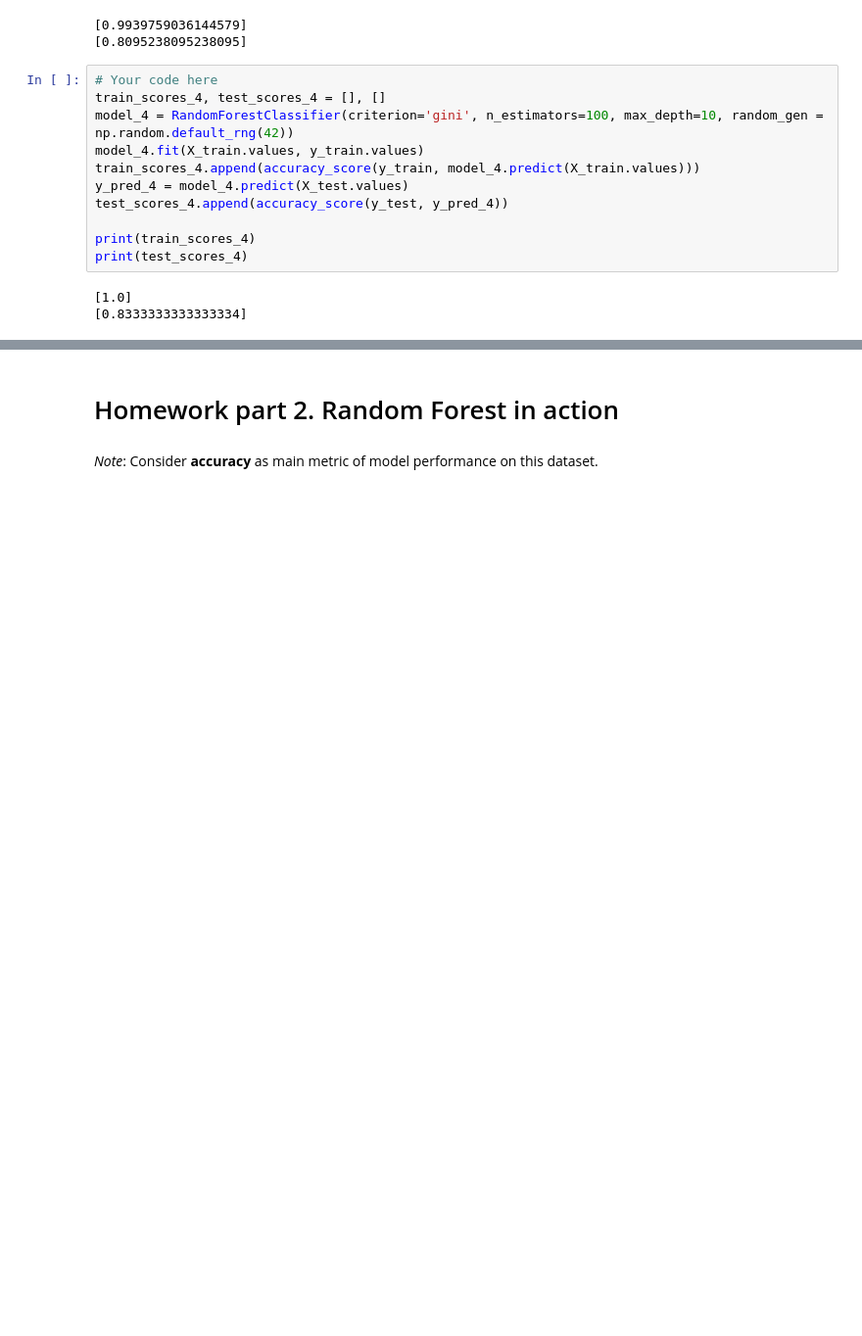
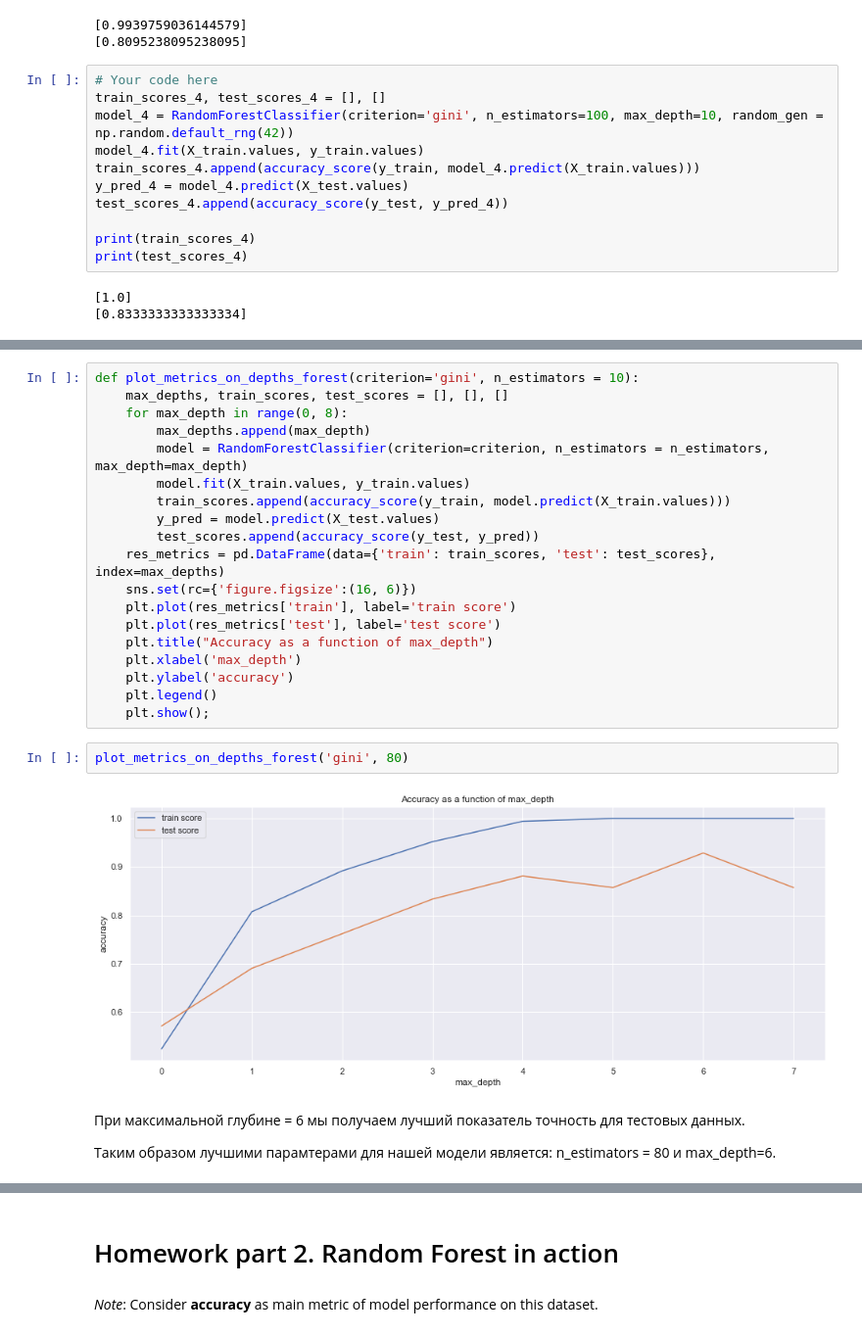
Before and after one commit to lizaveta56k/ML-22_2, a Jupyter notebook: task-7/rf_classifier.ipynb, the cells around one changed output, grey strips where cells are left out. Shown: that part at 98% size. Saved outputs shown, nothing was run; the diff lists cells and outputs as text; blank space fills up the shorter version.

```diff
--- a/task-7/rf_classifier.ipynb
+++ b/task-7/rf_classifier.ipynb
@@ -646,0 +652,27 @@ Now it's your turn to explore the various parameters of RandomForestClassifier a
+# %%
+def plot_metrics_on_depths_forest(criterion='gini', n_estimators = 10):
+    max_depths, train_scores, test_scores = [], [], []
+    for max_depth in range(0, 8):
+        max_depths.append(max_depth)
+        model = RandomForestClassifier(criterion=criterion, n_estimators = n_estimators, max_depth=max_depth)
+        model.fit(X_train.values, y_train.values)
+        train_scores.append(accuracy_score(y_train, model.predict(X_train.values)))
+        y_pred = model.predict(X_test.values)
+        test_scores.append(accuracy_score(y_test, y_pred))
+    res_metrics = pd.DataFrame(data={'train': train_scores, 'test': test_scores}, index=max_depths)
+    sns.set(rc={'figure.figsize':(16, 6)})
+    plt.plot(res_metrics['train'], label='train score')
+    plt.plot(res_metrics['test'], label='test score')
+    plt.title("Accuracy as a function of max_depth")
+    plt.xlabel('max_depth')
+    plt.ylabel('accuracy')
+    plt.legend()
+    plt.show();
+# %%
+plot_metrics_on_depths_forest('gini', 80)
+# %% [output]
+[figure, added]
+# %% [markdown]
+При максимальной глубине = 6 мы получаем лучший показатель точность для тестовых данных.
+
+Таким образом лучшими парамтерами для нашей модели является: n_estimators = 80 и max_depth=6.
```
Also changed, not shown: parts of 22 cells of this notebook.
